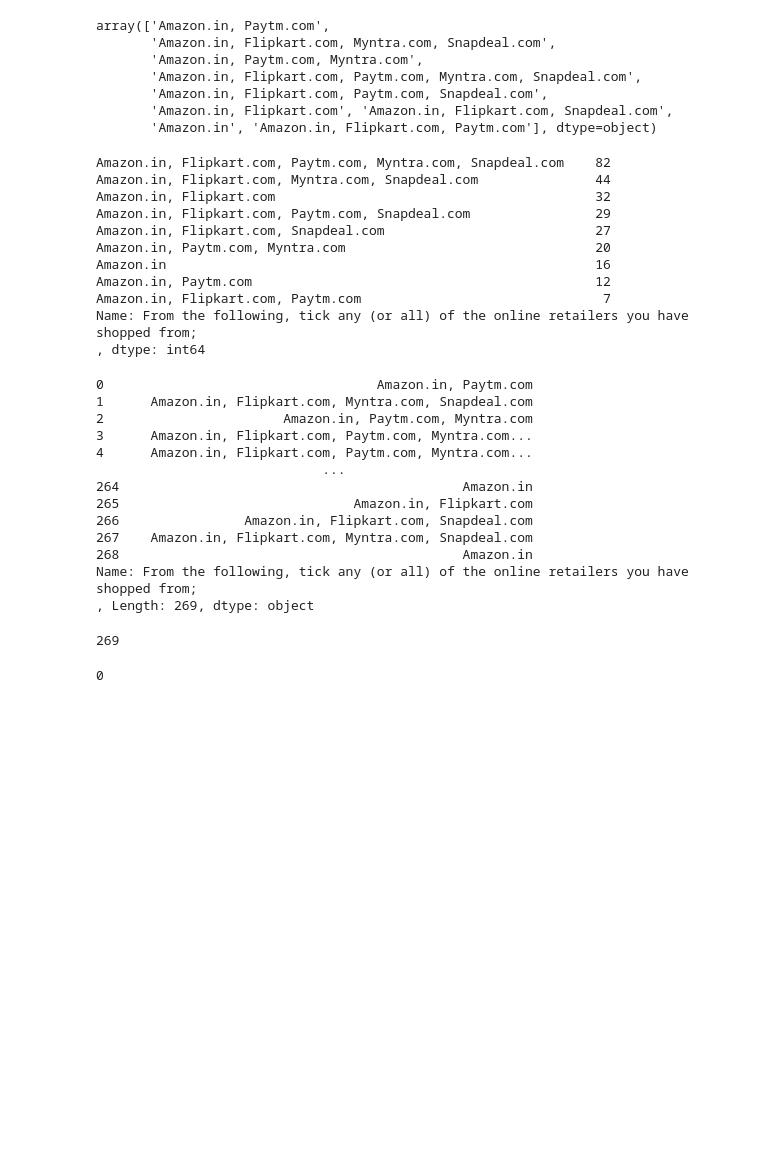
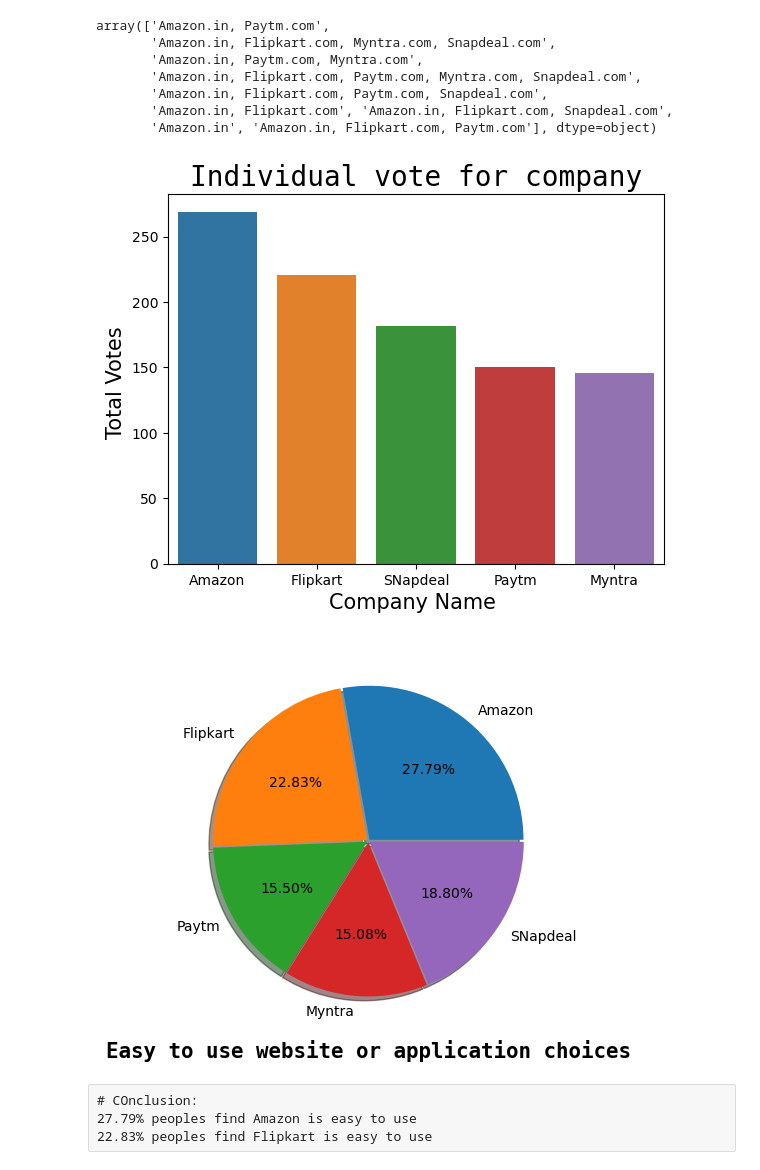
Before and after one commit to mohittomar2008/Customer-Rentension, a Jupyter notebook: customer_retention.ipynb, the cells around one changed output. Saved outputs shown, nothing was run; the diff lists cells and outputs as text; code cells hidden in the pictures; blank space fills up the shorter version.

```diff
--- a/customer_retention.ipynb
+++ b/customer_retention.ipynb
@@ -1422,52 +1449,43 @@ array(['Amazon.in, Paytm.com',
        'Amazon.in, Flipkart.com, Paytm.com, Snapdeal.com',
        'Amazon.in, Flipkart.com', 'Amazon.in, Flipkart.com, Snapdeal.com',
        'Amazon.in', 'Amazon.in, Flipkart.com, Paytm.com'], dtype=object)
-# %%
-df.iloc[:,47].value_counts()
-# %% [output]
-Amazon.in, Flipkart.com, Paytm.com, Myntra.com, Snapdeal.com    82
-Amazon.in, Flipkart.com, Myntra.com, Snapdeal.com               44
-Amazon.in, Flipkart.com                                         32
-Amazon.in, Flipkart.com, Paytm.com, Snapdeal.com                29
-Amazon.in, Flipkart.com, Snapdeal.com                           27
-Amazon.in, Paytm.com, Myntra.com                                20
-Amazon.in                                                       16
-Amazon.in, Paytm.com                                            12
-Amazon.in, Flipkart.com, Paytm.com                               7
-Name: From the following, tick any (or all) of the online retailers you have shopped from;                                                                           , dtype: int64
-# %%
-df.iloc[:,47]
-# %% [output]
-0                                   Amazon.in, Paytm.com
-1      Amazon.in, Flipkart.com, Myntra.com, Snapdeal.com
-2                       Amazon.in, Paytm.com, Myntra.com
-3      Amazon.in, Flipkart.com, Paytm.com, Myntra.com...
-4      Amazon.in, Flipkart.com, Paytm.com, Myntra.com...
-                             ...
-264                                            Amazon.in
-265                              Amazon.in, Flipkart.com
-266                Amazon.in, Flipkart.com, Snapdeal.com
-267    Amazon.in, Flipkart.com, Myntra.com, Snapdeal.com
-268                                            Amazon.in
-Name: From the following, tick any (or all) of the online retailers you have shopped from;                                                                           , Length: 269, dtype: object
 # %%
 lst=list(df.iloc[:,47])
-# %%
-amazon=0
-flipkart=0
-paytm=0
-myntra=0
-snapdeal=0
-for i in lst:
-    if "Amazon.in" in i:
-        amazon+=1
-    elif "Flipkart.com" in i:
-        flipkart+=1
 # %%
-amazon
+def individual_count(lst,text):
+    amazon=0
+    flipkart=0
+    paytm=0
+    myntra=0
+    snapdeal=0
+    for i in lst:
+        if "Amazon.in" in i:
+            amazon+=1
+        if "Flipkart.com" in i:
+            flipkart+=1
+        if "Paytm.com" in i:
+            paytm +=1
+        if "Myntra.com" in i:
+            myntra +=1
+        if "Snapdeal.com" in i:
+            snapdeal +=1
+
+    data = pd.DataFrame({'Company':['Amazon','Flipkart','Paytm','Myntra','SNapdeal'],'Values':[amazon,flipkart,paytm,myntra,snapdeal]})
+    sns.barplot(x='Company',y='Values',data=data,order=data.sort_values('Values',ascending=False).Company)
+    plt.title('Individual vote for company',fontdict={'fontname':'monospace','fontsize':20})
+    plt.xlabel('Company Name ',fontdict={'fontsize':15})
+    plt.ylabel('Total Votes ',fontdict={'fontsize':15})
+
+    plt.style.use('default')
+    plt.figure(figsize=(7,5))
+    plt.pie('Values',labels='Company', data=data,explode=[.01,.01,.01,.01,.01],autopct='%1.2f%%', shadow=True)
+    plt.xlabel(text,fontdict={'fontname': 'Monospace', 'fontsize': 15, 'fontweight': 'bold'})
-# %% [output]
-269
 # %%
-flipkart
+individual_count(lst,'Easy to use website or application choices')
 # %% [output]
-0
+[figure, added]
+[figure, added]
+# %% [raw]
+# COnclusion:
+27.79% peoples find Amazon is easy to use
+22.83% peoples find Flipkart is easy to use
```
Also changed, not shown: parts of 11 cells of this notebook.
